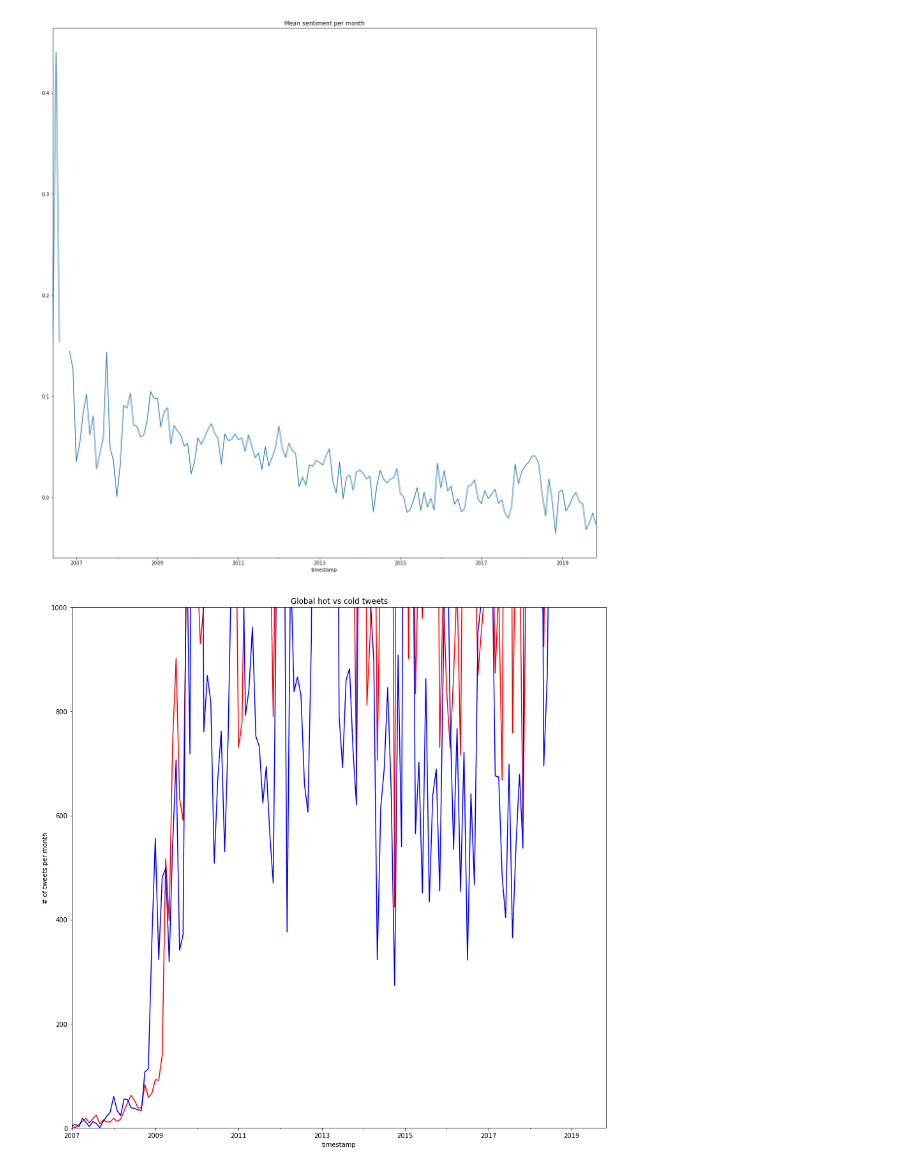
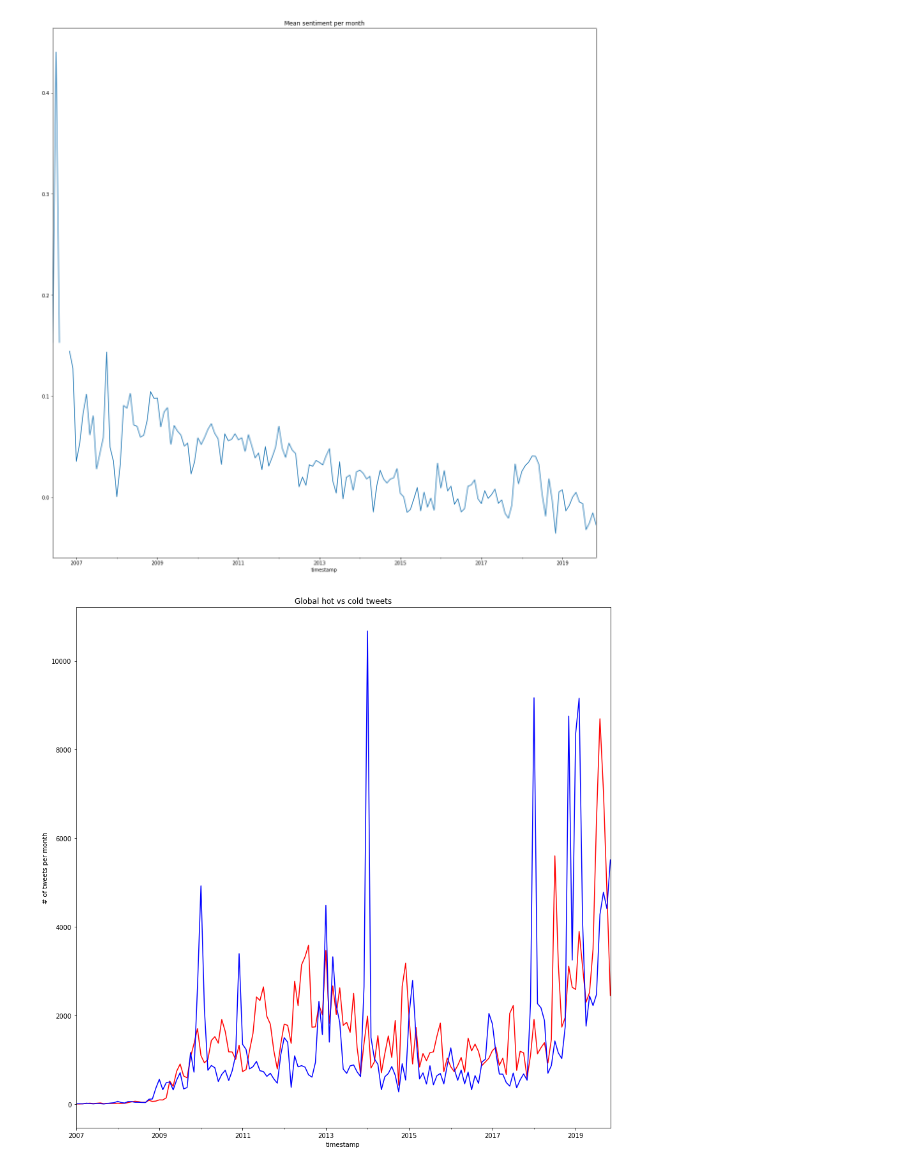
Before and after one commit to UoA-eResearch/twitter_analysis, a Jupyter notebook: global-climate-plot.ipynb, the cells around one changed output. Cells and saved outputs as stored; diff of their text form; code cells hidden in the pictures.

```diff
--- a/global-climate-plot.ipynb
+++ b/global-climate-plot.ipynb
@@ -15,6 +15,6 @@ pd.set_option('display.max_colwidth', -1)
 ['classified/climate_tweets_2006.csv', 'classified/climate_tweets_2007.csv', 'classified/climate_tweets_2008.csv', 'classified/climate_tweets_2009.csv', 'classified/climate_tweets_2010.csv', 'classifi ...
 # %%
 %%time
-df = pd.concat(pd.read_csv(f, sep=";", engine="python") for f in tqdm(files))
+df = pd.concat(pd.read_csv(f, sep=";", engine="c", lineterminator="\n") for f in tqdm(files))
 # %% [output]
 [interactive output not drawn]
@@ -123,9 +130,9 @@ df["compound"].resample("M").mean().plot(figsize=(20,20), title="Mean sentiment
 <matplotlib.axes._subplots.AxesSubplot at 0x...>
 [figure]
 # %%
-df.timestamp[df.text.str.contains(r"\bhot\b", na=False)].resample("M").count().plot(figsize=(15, 15), title="Global hot vs cold tweets", color="r", ylim=(0,1000))
+df.timestamp[df.text.str.contains(r"\bhot\b", na=False)].resample("M").count().plot(figsize=(15, 15), title="Global hot vs cold tweets", color="r")
 df.timestamp[df.text.str.contains(r"\bcold\b", na=False)].resample("M").count().plot(color="b")
 plt.ylabel("# of tweets per month")
 plt.show()
 # %% [output]
-[figure, old version]
+[figure, new version]
```
Also changed, not shown: parts of 8 cells of this notebook, 8 other files.
